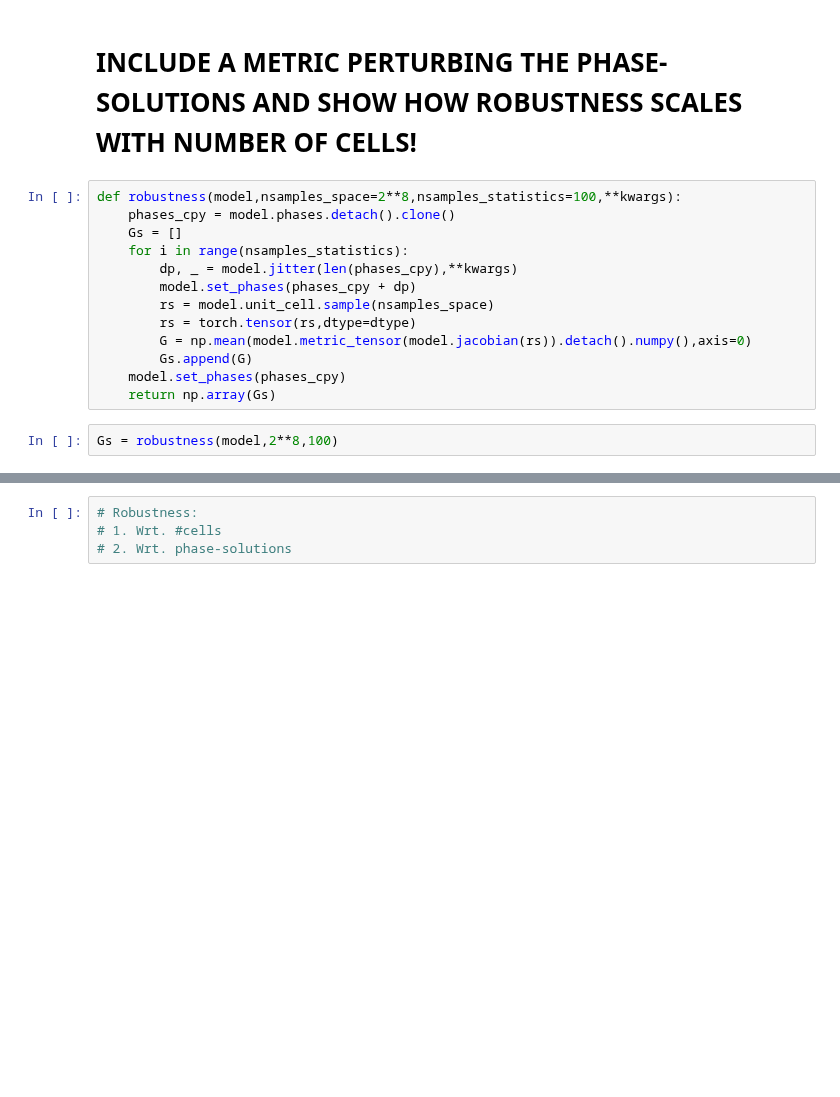
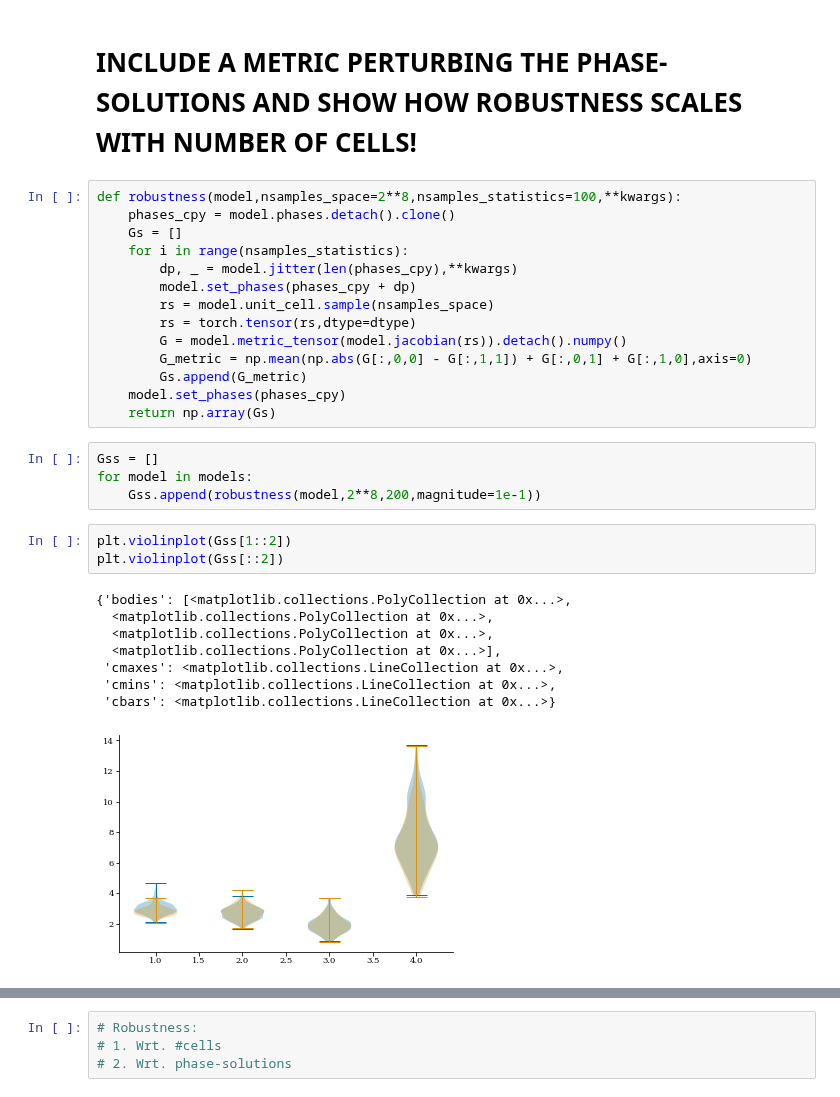
Before and after one commit to bioAI-Oslo/CI-grid-cells, a Jupyter notebook: figure-generating-notebooks/training-dynamics.ipynb, the cells around one changed output, grey strips where cells are left out. Cells and saved outputs as stored; diff of their text form; blank space fills up the shorter version.

```diff
--- a/figure-generating-notebooks/training-dynamics.ipynb
+++ b/figure-generating-notebooks/training-dynamics.ipynb
@@ -140,9 +140,24 @@ def robustness(model,nsamples_space=2**8,nsamples_statistics=100,**kwargs):
         model.set_phases(phases_cpy + dp)
         rs = model.unit_cell.sample(nsamples_space)
         rs = torch.tensor(rs,dtype=dtype)
-        G = np.mean(model.metric_tensor(model.jacobian(rs)).detach().numpy(),axis=0)
-        Gs.append(G)
+        G = model.metric_tensor(model.jacobian(rs)).detach().numpy()
+        G_metric = np.mean(np.abs(G[:,0,0] - G[:,1,1]) + G[:,0,1] + G[:,1,0],axis=0)
+        Gs.append(G_metric)
     model.set_phases(phases_cpy)
     return np.array(Gs)
 # %%
-Gs = robustness(model,2**8,100)
+Gss = []
+for model in models:
+    Gss.append(robustness(model,2**8,200,magnitude=1e-1))
+# %%
+plt.violinplot(Gss[1::2])
+plt.violinplot(Gss[::2])
+# %% [output]
+{'bodies': [<matplotlib.collections.PolyCollection at 0x...>,
+  <matplotlib.collections.PolyCollection at 0x...>,
+  <matplotlib.collections.PolyCollection at 0x...>,
+  <matplotlib.collections.PolyCollection at 0x...>],
+ 'cmaxes': <matplotlib.collections.LineCollection at 0x...>,
+ 'cmins': <matplotlib.collections.LineCollection at 0x...>,
+ 'cbars': <matplotlib.collections.LineCollection at 0x...>}
+[figure, added]
```
Also changed, not shown: parts of 6 cells of this notebook.
